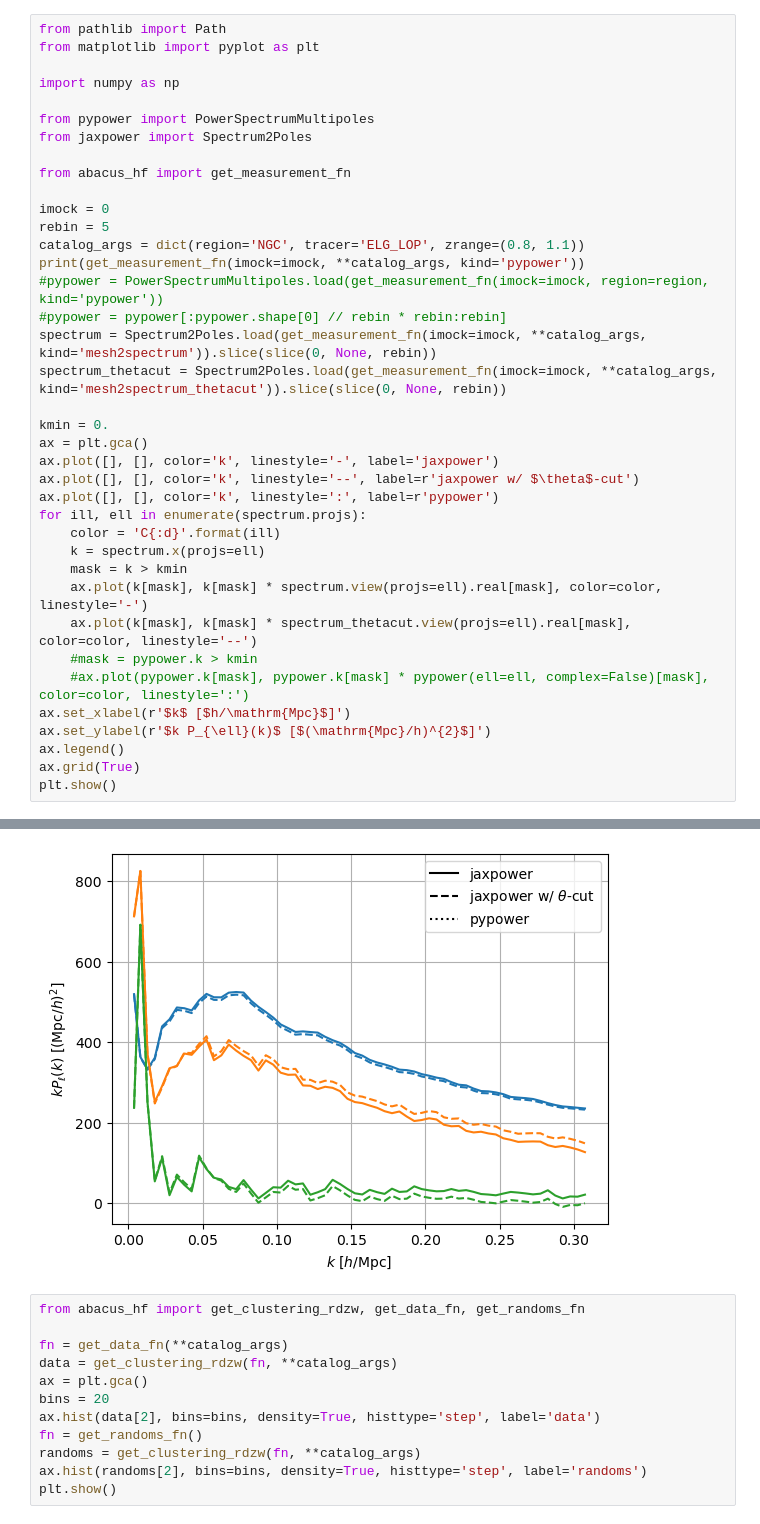
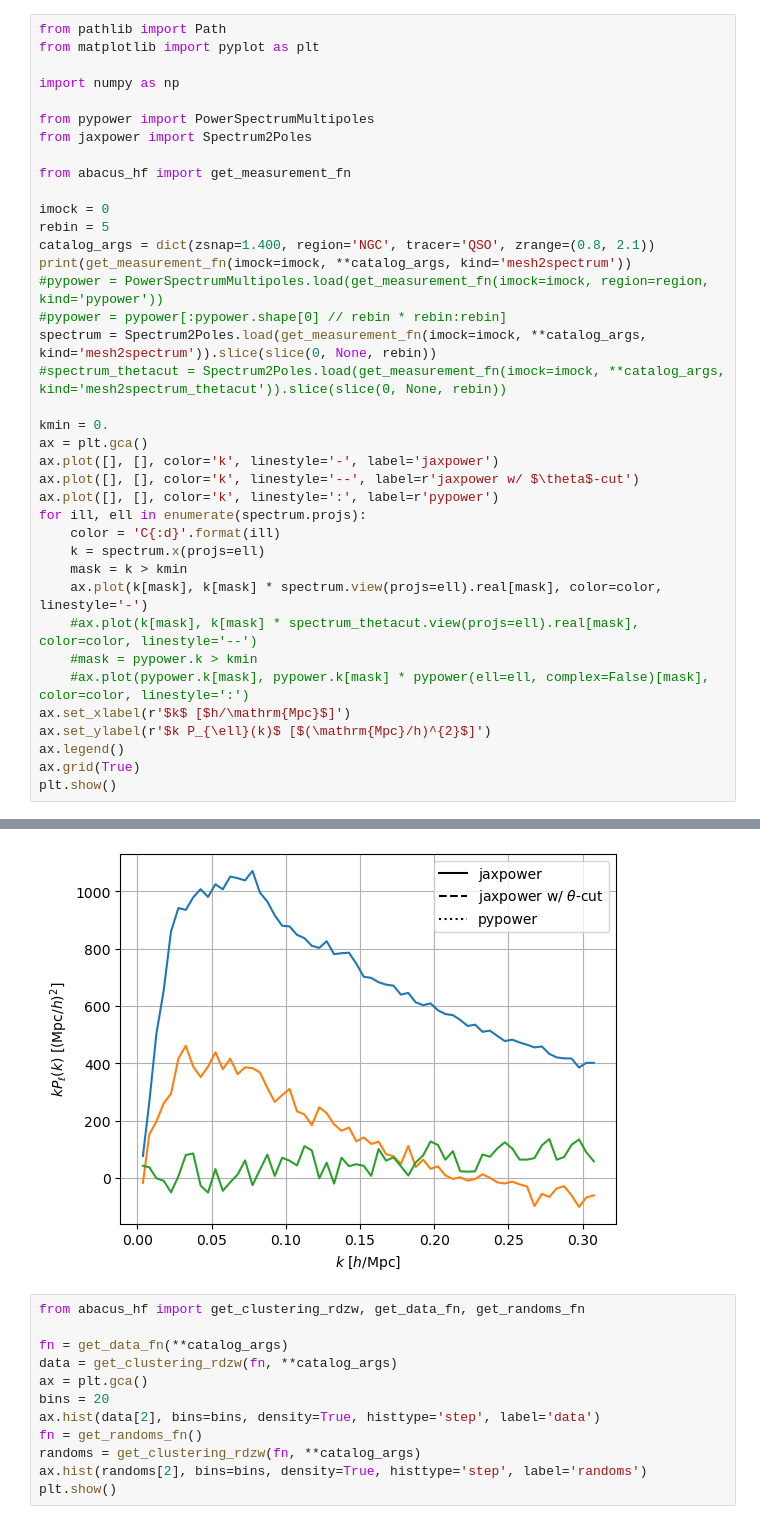
Before and after one commit to adematti/jax-power, a Jupyter notebook: scripts/abacus_hf.ipynb, the cells around one changed output, grey strips where cells are left out. Drawn from its saved outputs; the diff is of its cells as text.

```diff
--- a/scripts/abacus_hf.ipynb
+++ b/scripts/abacus_hf.ipynb
@@ -11,12 +11,12 @@ from abacus_hf import get_measurement_fn
 
 imock = 0
 rebin = 5
-catalog_args = dict(region='NGC', tracer='ELG_LOP', zrange=(0.8, 1.1))
-print(get_measurement_fn(imock=imock, **catalog_args, kind='pypower'))
+catalog_args = dict(zsnap=1.400, region='NGC', tracer='QSO', zrange=(0.8, 2.1))
+print(get_measurement_fn(imock=imock, **catalog_args, kind='mesh2spectrum'))
 #pypower = PowerSpectrumMultipoles.load(get_measurement_fn(imock=imock, region=region, kind='pypower'))
 #pypower = pypower[:pypower.shape[0] // rebin * rebin:rebin]
 spectrum = Spectrum2Poles.load(get_measurement_fn(imock=imock, **catalog_args, kind='mesh2spectrum')).slice(slice(0, None, rebin))
-spectrum_thetacut = Spectrum2Poles.load(get_measurement_fn(imock=imock, **catalog_args, kind='mesh2spectrum_thetacut')).slice(slice(0, None, rebin))
+#spectrum_thetacut = Spectrum2Poles.load(get_measurement_fn(imock=imock, **catalog_args, kind='mesh2spectrum_thetacut')).slice(slice(0, None, rebin))
 
 kmin = 0.
 ax = plt.gca()
@@ -28,7 +28,7 @@ for ill, ell in enumerate(spectrum.projs):
     k = spectrum.x(projs=ell)
     mask = k > kmin
     ax.plot(k[mask], k[mask] * spectrum.view(projs=ell).real[mask], color=color, linestyle='-')
-    ax.plot(k[mask], k[mask] * spectrum_thetacut.view(projs=ell).real[mask], color=color, linestyle='--')
+    #ax.plot(k[mask], k[mask] * spectrum_thetacut.view(projs=ell).real[mask], color=color, linestyle='--')
     #mask = pypower.k > kmin
     #ax.plot(pypower.k[mask], pypower.k[mask] * pypower(ell=ell, complex=False)[mask], color=color, linestyle=':')
 ax.set_xlabel(r'$k$ [$h/\mathrm{Mpc}$]')
@@ -41,4 +41,4 @@ plt.show()
-[figure, old version]
+[figure, new version]
 # %%
 from abacus_hf import get_clustering_rdzw, get_data_fn, get_randoms_fn
 
```
Also changed, not shown: parts of 1 cell of this notebook, 5 other files.
